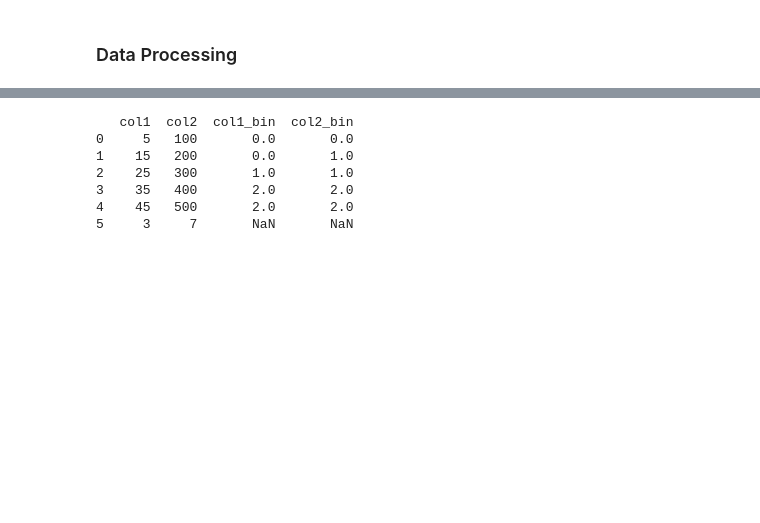
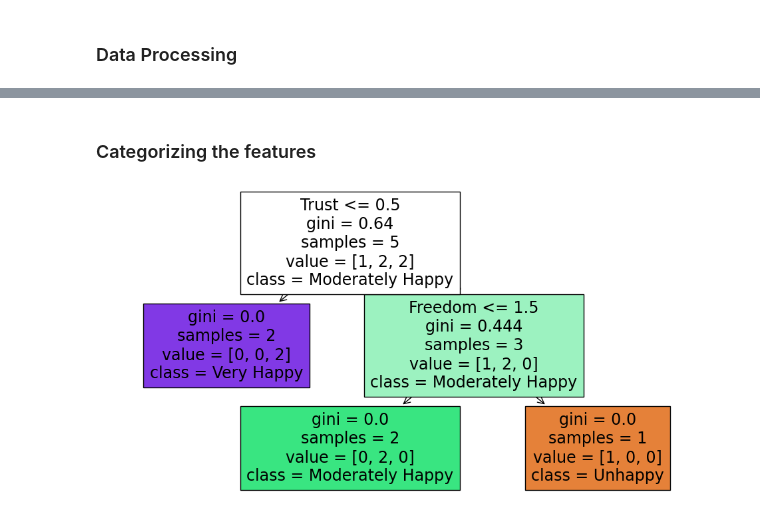
Before and after one commit to fairuznawar122/World-Happiness-Classification, a Jupyter notebook: World_Happiness_Decision_Tree.ipynb, the cells around one changed output, grey strips where cells are left out. Saved outputs shown, nothing was run; the diff lists cells and outputs as text; code cells hidden in the pictures; blank space fills up the shorter version.

Commit message:
Data processed

```diff
--- a/World_Happiness_Decision_Tree.ipynb
+++ b/World_Happiness_Decision_Tree.ipynb
@@ -273,28 +271,53 @@ https://docs.google.com/spreadsheets/d/1cumoXJy8N_7WkFz_R9KulqHnFGquw6iElvlL1Tlg
+# %% [markdown]
+### Categorizing the features
 # %%
-import pandas as pd
-
-# Sample DataFrame
-data = {'col1': [5, 15, 25, 35, 45, 3],
-        'col2': [100, 200, 300, 400, 500, 7]}
-df = pd.DataFrame(data)
-
-# Number of bins you want
+# Number of bins/Categories you want
 n_bins = 3
-
+category_labels = ['Low', 'Medium', 'High']
 # Create equal-width bins for each column
 for column in df.columns:
-    min_val = df[column].min()  # Minimum value
+    min_val = df[column].min()- 1e-3  # Minimum value
     max_val = df[column].max()  # Maximum value
     bins = [min_val, min_val + (max_val - min_val) / 3, min_val + 2 * (max_val - min_val) / 3, max_val]
-    df[column + '_bin'] = pd.cut(df[column], bins=bins, labels=False)
-
+    df[column] = pd.cut(df[column], bins=bins, labels=category_labels)
 
 print(df)
-# %% [output]
-   col1  col2  col1_bin  col2_bin
-0     5   100       0.0       0.0
-1    15   200       0.0       1.0
-2    25   300       1.0       1.0
-3    35   400       2.0       2.0
-4    45   500       2.0       2.0
-5     3     7       NaN       NaN
+# %%
+import pandas as pd
+import numpy as np
+from sklearn.tree import DecisionTreeClassifier, plot_tree
+from sklearn.preprocessing import LabelEncoder
+import matplotlib.pyplot as plt
+
+# Sample categorized dataset
+data = {
+    'Happiness': ['Low', 'Moderate', 'High', 'High', 'Low'],
+    'Economy': ['Weak', 'Stable', 'Strong', 'Strong', 'Weak'],
+    'Health': ['Poor', 'Average', 'Good', 'Good', 'Poor'],
+    'Freedom': ['Low', 'Moderate', 'High', 'High', 'Low'],
+    'Trust': ['Low', 'Moderate', 'High', 'High', 'Low'],
+    'Generosity': ['Minimal', 'Moderate', 'Strong', 'Strong', 'Minimal'],
+    'Label': ['Unhappy', 'Moderately Happy', 'Very Happy', 'Very Happy', 'Unhappy']
+}
+
+df = pd.DataFrame(data)
+
+# Encode categorical values to numerical values
+encoder = LabelEncoder()
+for column in df.columns:
+    df[column] = encoder.fit_transform(df[column])
+
+# Split features and target
+X = df.drop(columns=['Label'])  # Features
+y = df['Label']  # Target variable
+
+# Train Decision Tree Classifier
+tree_model = DecisionTreeClassifier(max_depth=3, random_state=42)
+tree_model.fit(X, y)
+
+# Visualize the Decision Tree
+plt.figure(figsize=(12, 6))
+plot_tree(tree_model, feature_names=X.columns, class_names=['Unhappy', 'Moderately Happy', 'Very Happy'], filled=True)
+plt.show()
+# %% [output]
+[figure, added]
```
Also changed, not shown: parts of 6 cells of this notebook.
